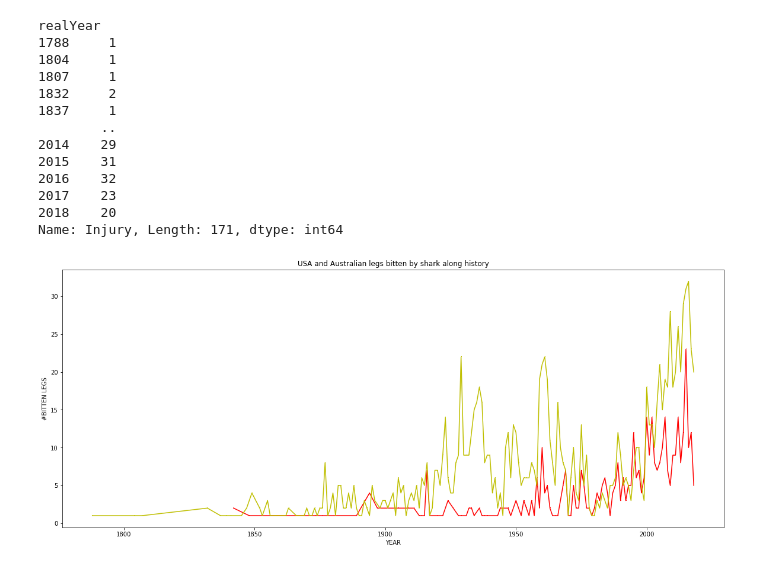
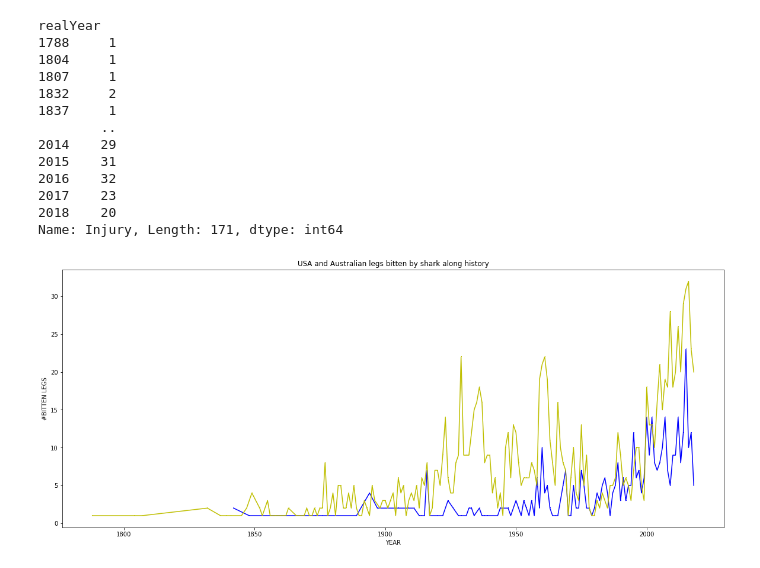
Before and after one commit to Diegon8/SharkAttack-, a Jupyter notebook: Hypothesis_1.ipynb, the cells around one changed output. Drawn from its saved outputs; the diff is of its cells as text; code cells hidden in the pictures.

```diff
--- a/Hypothesis_1.ipynb
+++ b/Hypothesis_1.ipynb
@@ -179,10 +179,10 @@ Name: Injury, Length: 171, dtype: int64
 # %%
 plt.figure(figsize=(20,8))
 plt.title('USA and Australian legs bitten by shark along history')
 plt.xlabel('YEAR')
 plt.ylabel('#BITTEN LEGS')
-plt.plot(attackUSAL.groupby('realYear').Injury.count(), 'r,-')
+plt.plot(attackUSAL.groupby('realYear').Injury.count(), 'b,-')
 plt.plot(attackAUS.groupby('realYear').Injury.count(), 'y,-')
 plt.show()
 # %% [output]
-[figure, old version]
+[figure, new version]
```
Also changed, not shown: 1 other file.
